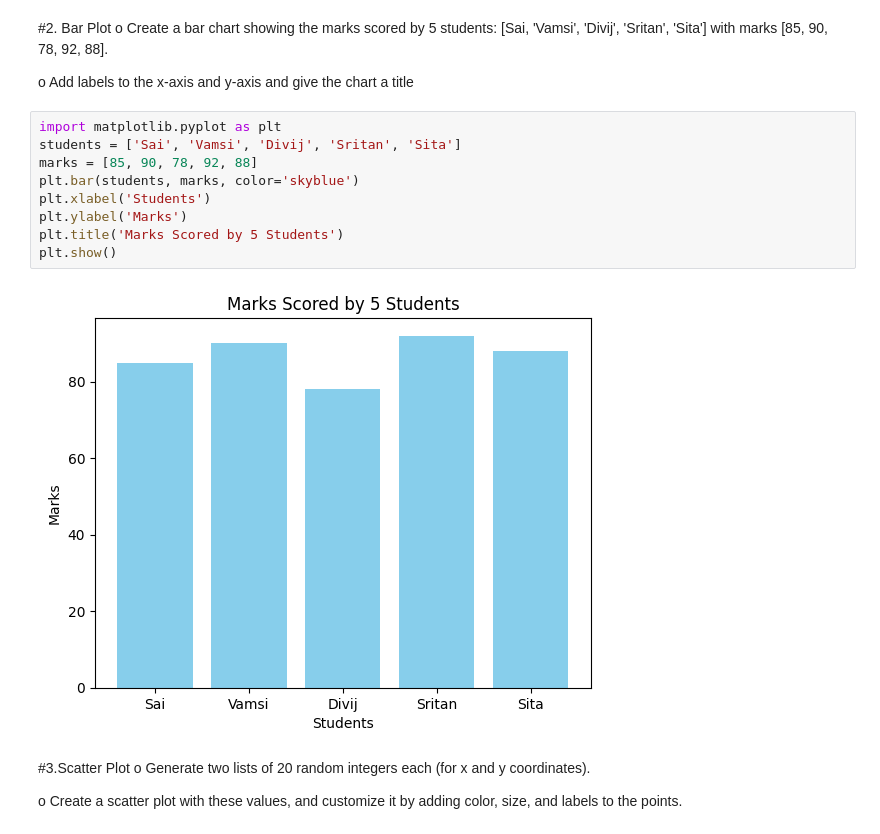
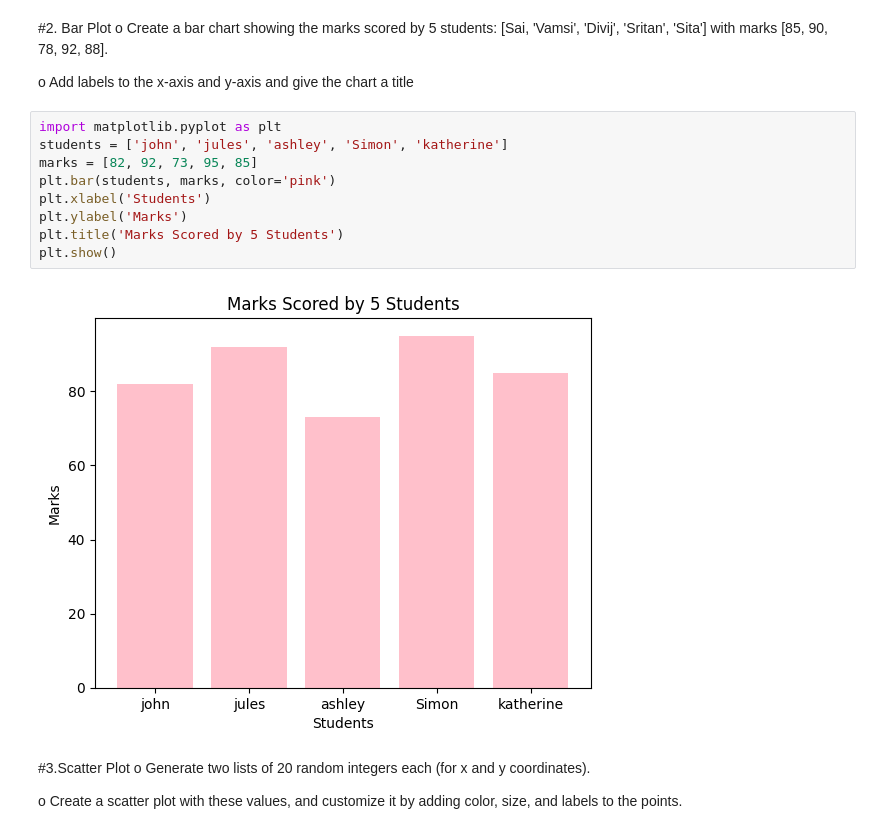
Before and after one commit to ALOUKIKA576/MLworkshop, a Jupyter notebook: MLassignment3.ipynb, the cells around one changed output. Cells and saved outputs as stored; diff of their text form.

```diff
--- a/MLassignment3.ipynb
+++ b/MLassignment3.ipynb
@@ -30,15 +30,15 @@ o Create a bar chart showing the marks scored by 5 students: [Sai, 'Vamsi',
 o Add labels to the x-axis and y-axis and give the chart a title
 # %%
 import matplotlib.pyplot as plt
-students = ['Sai', 'Vamsi', 'Divij', 'Sritan', 'Sita']
-marks = [85, 90, 78, 92, 88]
-plt.bar(students, marks, color='skyblue')
+students = ['john', 'jules', 'ashley', 'Simon', 'katherine']
+marks = [82, 92, 73, 95, 85]
+plt.bar(students, marks, color='pink')
 plt.xlabel('Students')
 plt.ylabel('Marks')
 plt.title('Marks Scored by 5 Students')
 plt.show()
 # %% [output]
-[figure, old version]
+[figure, new version]
 # %% [markdown]
 #3.Scatter Plot
 o Generate two lists of 20 random integers each (for x and y coordinates).
```
Also changed, not shown: parts of 1 cell of this notebook.
